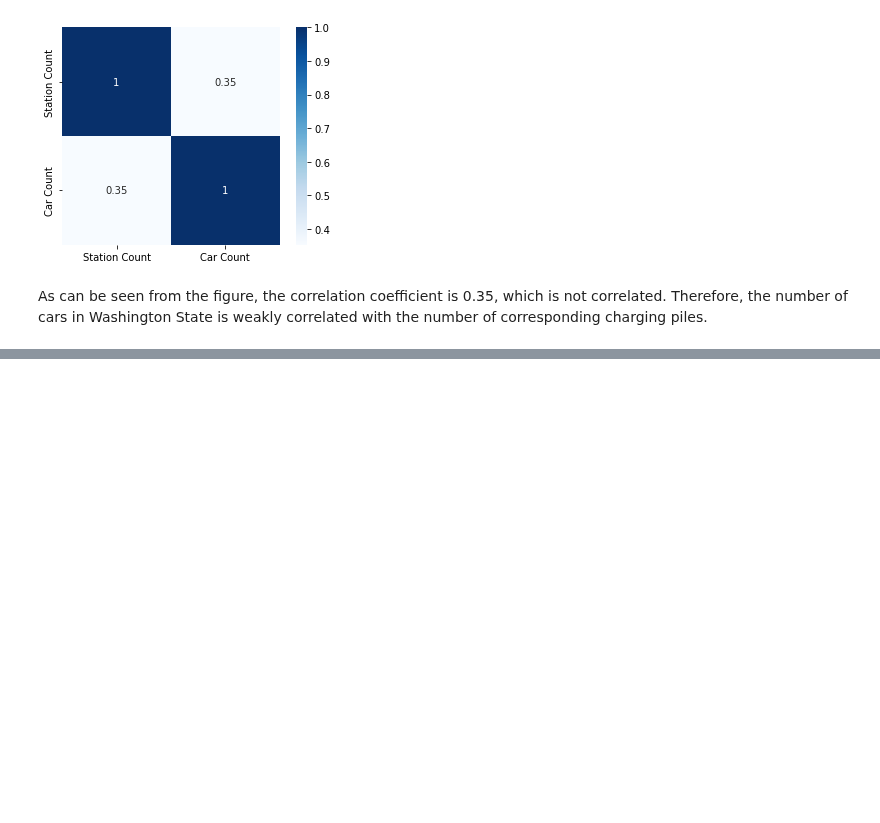
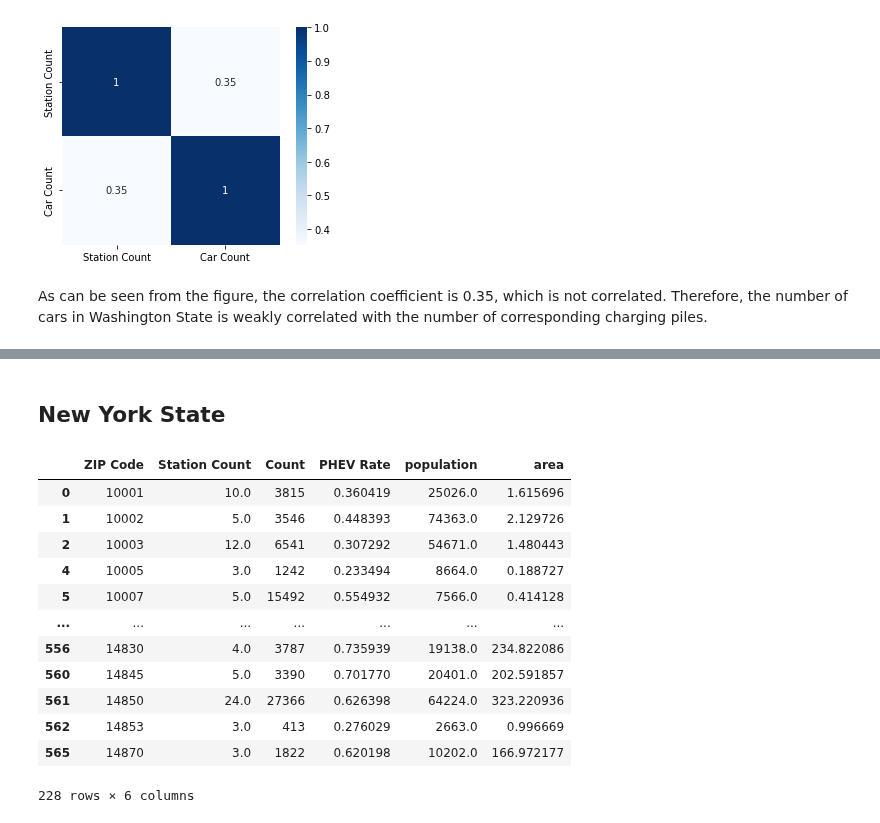
Before and after one commit to MarcccHuuu/2022Spring_Finals_EV, a Jupyter notebook: Hypothesis3.ipynb, the cells around one changed output, grey strips where cells are left out. Cells and saved outputs as stored; diff of their text form; code cells hidden in the pictures; blank space fills up the shorter version.

```diff
--- a/Hypothesis3.ipynb
+++ b/Hypothesis3.ipynb
@@ -642,0 +701,20 @@ As can be seen from the figure, the correlation coefficient is 0.35, which is no
+# %% [markdown]
+## New York State
+# %%
+ev_station_count_ny = ev_station_count_df(ev_station_data, 'NY')
+ev_car_station_pop_ny = filter_car_station_data(ev_station_count_ny, newyork_data, us_zip_df_ny)
+ev_car_station_pop_ny
+# %% [output]
+|  | ZIP Code | Station Count | Count | PHEV Rate | population | area |
+| 0 | 10001 | 10.0 | 3815 | 0.360419 | 25026.0 | 1.615696 |
+| 1 | 10002 | 5.0 | 3546 | 0.448393 | 74363.0 | 2.129726 |
+| 2 | 10003 | 12.0 | 6541 | 0.307292 | 54671.0 | 1.480443 |
+| 4 | 10005 | 3.0 | 1242 | 0.233494 | 8664.0 | 0.188727 |
+| 5 | 10007 | 5.0 | 15492 | 0.554932 | 7566.0 | 0.414128 |
+| ... | ... | ... | ... | ... | ... | ... |
+| 556 | 14830 | 4.0 | 3787 | 0.735939 | 19138.0 | 234.822086 |
+| 560 | 14845 | 5.0 | 3390 | 0.701770 | 20401.0 | 202.591857 |
+| 561 | 14850 | 24.0 | 27366 | 0.626398 | 64224.0 | 323.220936 |
+| 562 | 14853 | 3.0 | 413 | 0.276029 | 2663.0 | 0.996669 |
+| 565 | 14870 | 3.0 | 1822 | 0.620198 | 10202.0 | 166.972177 |
+228 rows × 6 columns
```
Also changed, not shown: parts of 14 cells of this notebook, 1 other file.
